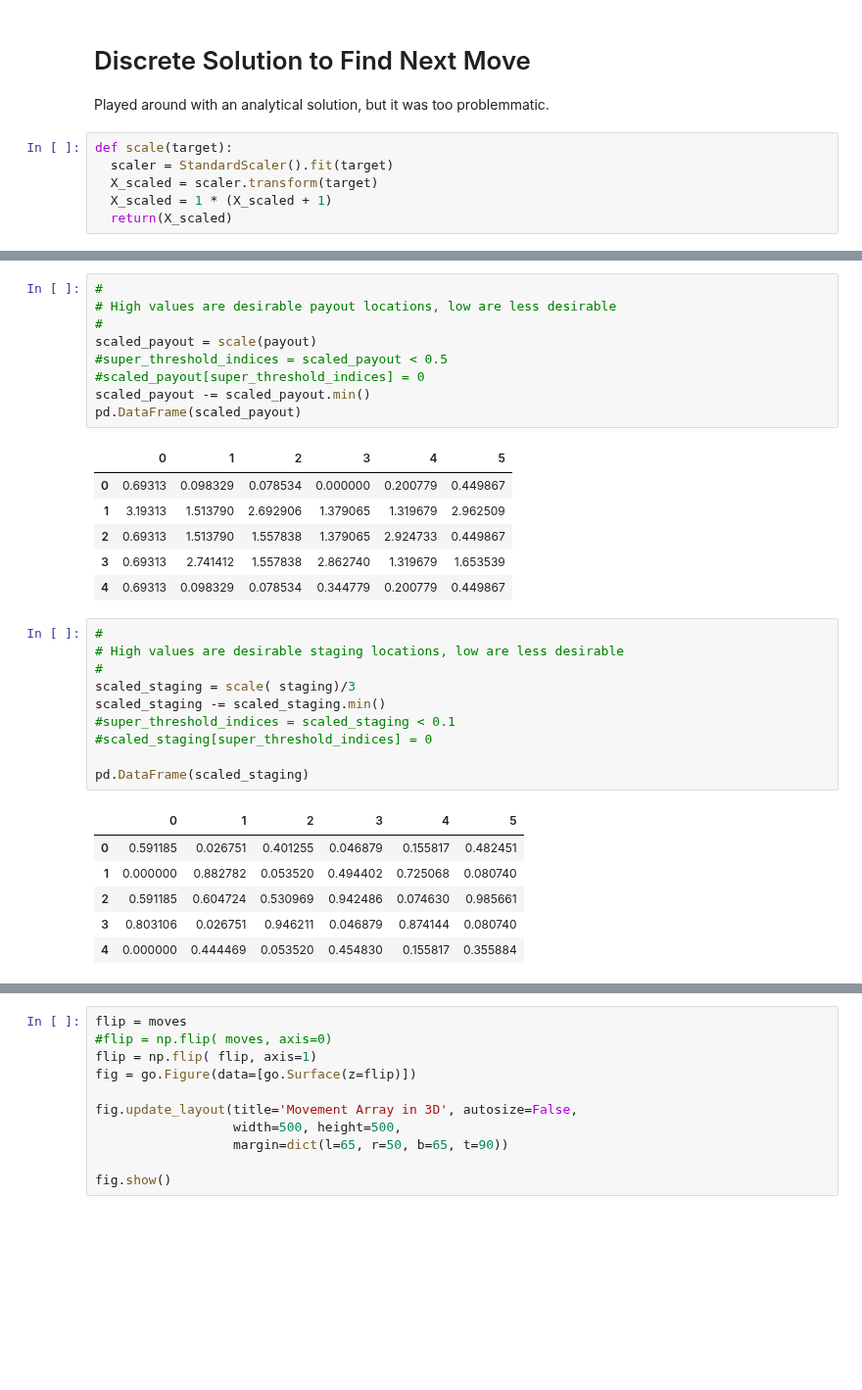
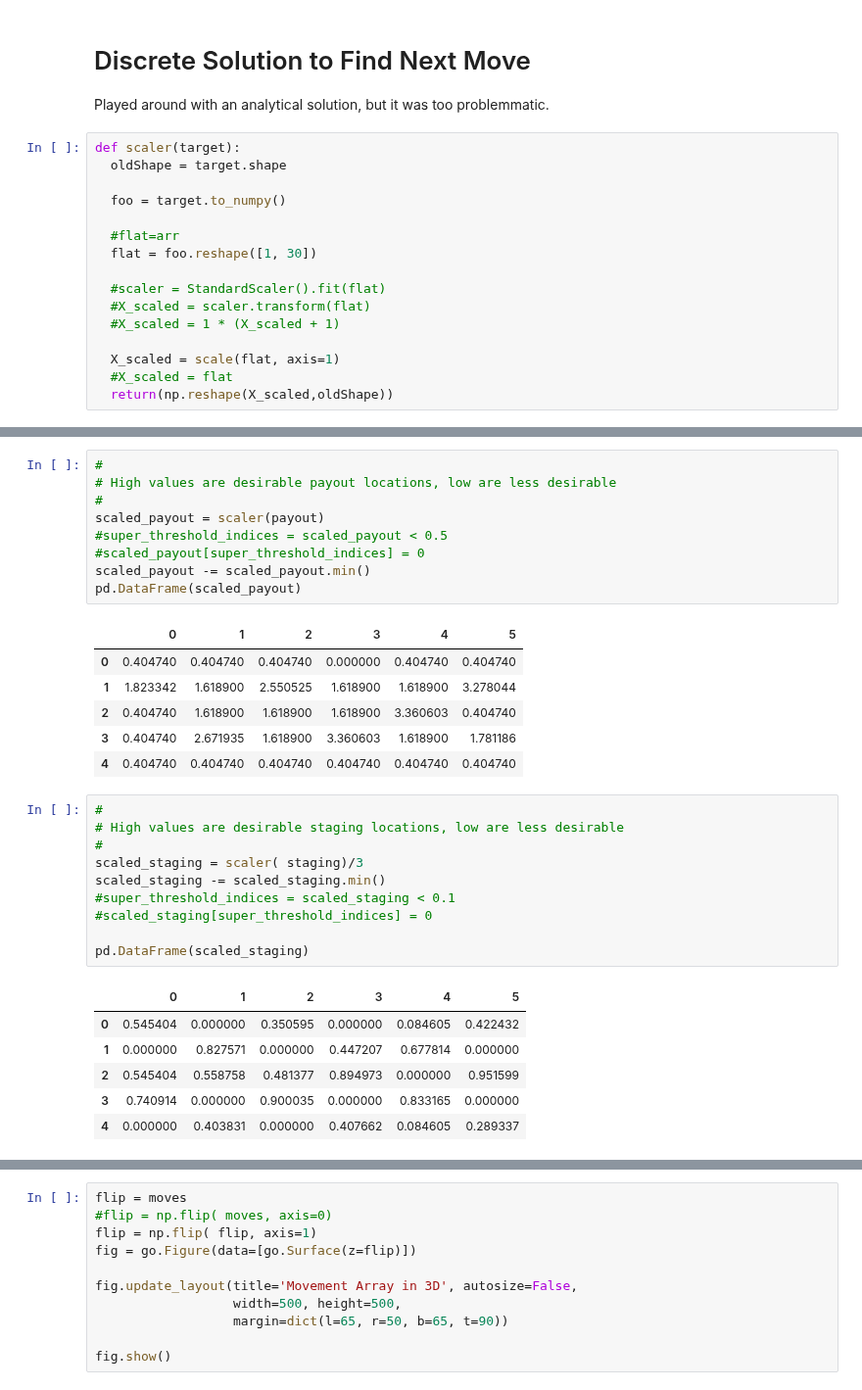
Before and after one commit to HausReport/MightyLogic, a Jupyter notebook: Notebooks/Turf_War_Demo.ipynb, the cells around one changed output, grey strips where cells are left out. Shown at 98% size. Drawn from its saved outputs; the diff is of its cells as text; blank space fills up the shorter version.

```diff
--- a/Notebooks/Turf_War_Demo.ipynb
+++ b/Notebooks/Turf_War_Demo.ipynb
@@ -217,8 +221,18 @@ D-6: Lighthouse    81,020     140 rare souls, 350 contribution,  400 influence.
 
 Played around with an analytical solution, but it was too problemmatic.
 # %%
-def scale(target):
-  scaler = StandardScaler().fit(target)
-  X_scaled = scaler.transform(target)
-  X_scaled = 1 * (X_scaled + 1)
-  return(X_scaled)
+def scaler(target):
+  oldShape = target.shape
+
+  foo = target.to_numpy()
+
+  #flat=arr
+  flat = foo.reshape([1, 30])
+
+  #scaler = StandardScaler().fit(flat)
+  #X_scaled = scaler.transform(flat)
+  #X_scaled = 1 * (X_scaled + 1)
+
+  X_scaled = scale(flat, axis=1)
+  #X_scaled = flat
+  return(np.reshape(X_scaled,oldShape))
@@ -225,24 +248,24 @@ def scale(target):
 # %%
 #
 # High values are desirable payout locations, low are less desirable
 #
-scaled_payout = scale(payout)
+scaled_payout = scaler(payout)
 #super_threshold_indices = scaled_payout < 0.5
 #scaled_payout[super_threshold_indices] = 0
 scaled_payout -= scaled_payout.min()
 pd.DataFrame(scaled_payout)
 # %% [output]
 |  | 0 | 1 | 2 | 3 | 4 | 5 |
-| 0 | 0.69313 | 0.098329 | 0.078534 | 0.000000 | 0.200779 | 0.449867 |
-| 1 | 3.19313 | 1.513790 | 2.692906 | 1.379065 | 1.319679 | 2.962509 |
-| 2 | 0.69313 | 1.513790 | 1.557838 | 1.379065 | 2.924733 | 0.449867 |
-| 3 | 0.69313 | 2.741412 | 1.557838 | 2.862740 | 1.319679 | 1.653539 |
-| 4 | 0.69313 | 0.098329 | 0.078534 | 0.344779 | 0.200779 | 0.449867 |
+| 0 | 0.404740 | 0.404740 | 0.404740 | 0.000000 | 0.404740 | 0.404740 |
+| 1 | 1.823342 | 1.618900 | 2.550525 | 1.618900 | 1.618900 | 3.278044 |
+| 2 | 0.404740 | 1.618900 | 1.618900 | 1.618900 | 3.360603 | 0.404740 |
+| 3 | 0.404740 | 2.671935 | 1.618900 | 3.360603 | 1.618900 | 1.781186 |
+| 4 | 0.404740 | 0.404740 | 0.404740 | 0.404740 | 0.404740 | 0.404740 |
 # %%
 #
 # High values are desirable staging locations, low are less desirable
 #
-scaled_staging = scale( staging)/3
+scaled_staging = scaler( staging)/3
 scaled_staging -= scaled_staging.min()
 #super_threshold_indices = scaled_staging < 0.1
 #scaled_staging[super_threshold_indices] = 0
@@ -250,11 +273,11 @@ scaled_staging -= scaled_staging.min()
 pd.DataFrame(scaled_staging)
 # %% [output]
 |  | 0 | 1 | 2 | 3 | 4 | 5 |
-| 0 | 0.591185 | 0.026751 | 0.401255 | 0.046879 | 0.155817 | 0.482451 |
-| 1 | 0.000000 | 0.882782 | 0.053520 | 0.494402 | 0.725068 | 0.080740 |
-| 2 | 0.591185 | 0.604724 | 0.530969 | 0.942486 | 0.074630 | 0.985661 |
-| 3 | 0.803106 | 0.026751 | 0.946211 | 0.046879 | 0.874144 | 0.080740 |
-| 4 | 0.000000 | 0.444469 | 0.053520 | 0.454830 | 0.155817 | 0.355884 |
+| 0 | 0.545404 | 0.000000 | 0.350595 | 0.000000 | 0.084605 | 0.422432 |
+| 1 | 0.000000 | 0.827571 | 0.000000 | 0.447207 | 0.677814 | 0.000000 |
+| 2 | 0.545404 | 0.558758 | 0.481377 | 0.894973 | 0.000000 | 0.951599 |
+| 3 | 0.740914 | 0.000000 | 0.900035 | 0.000000 | 0.833165 | 0.000000 |
+| 4 | 0.000000 | 0.403831 | 0.000000 | 0.407662 | 0.084605 | 0.289337 |
 # %%
 #
 # Lowest values are desirable staging locations, highest are desirable payout locations
```
Also changed, not shown: parts of 6 cells of this notebook.
